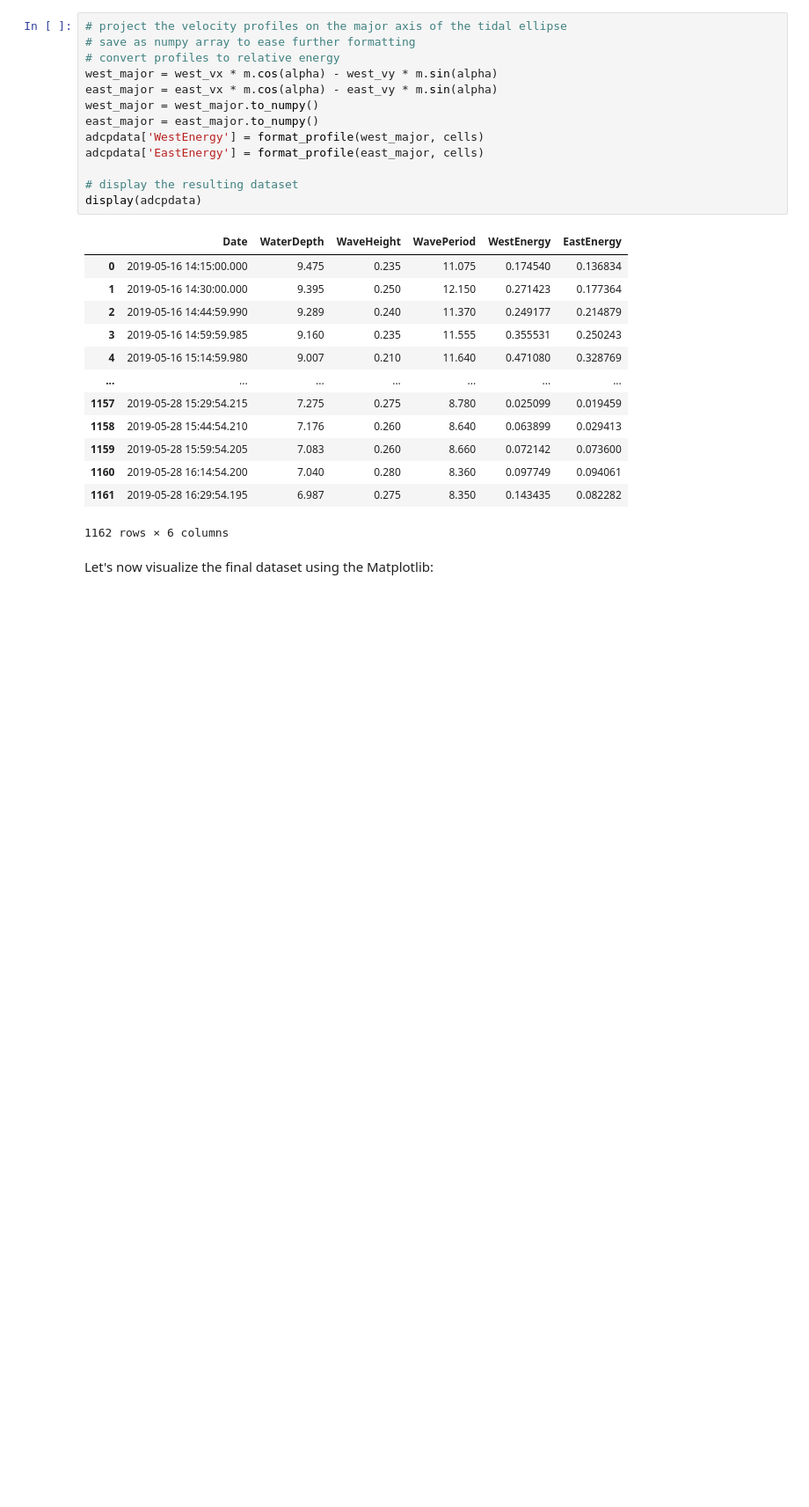
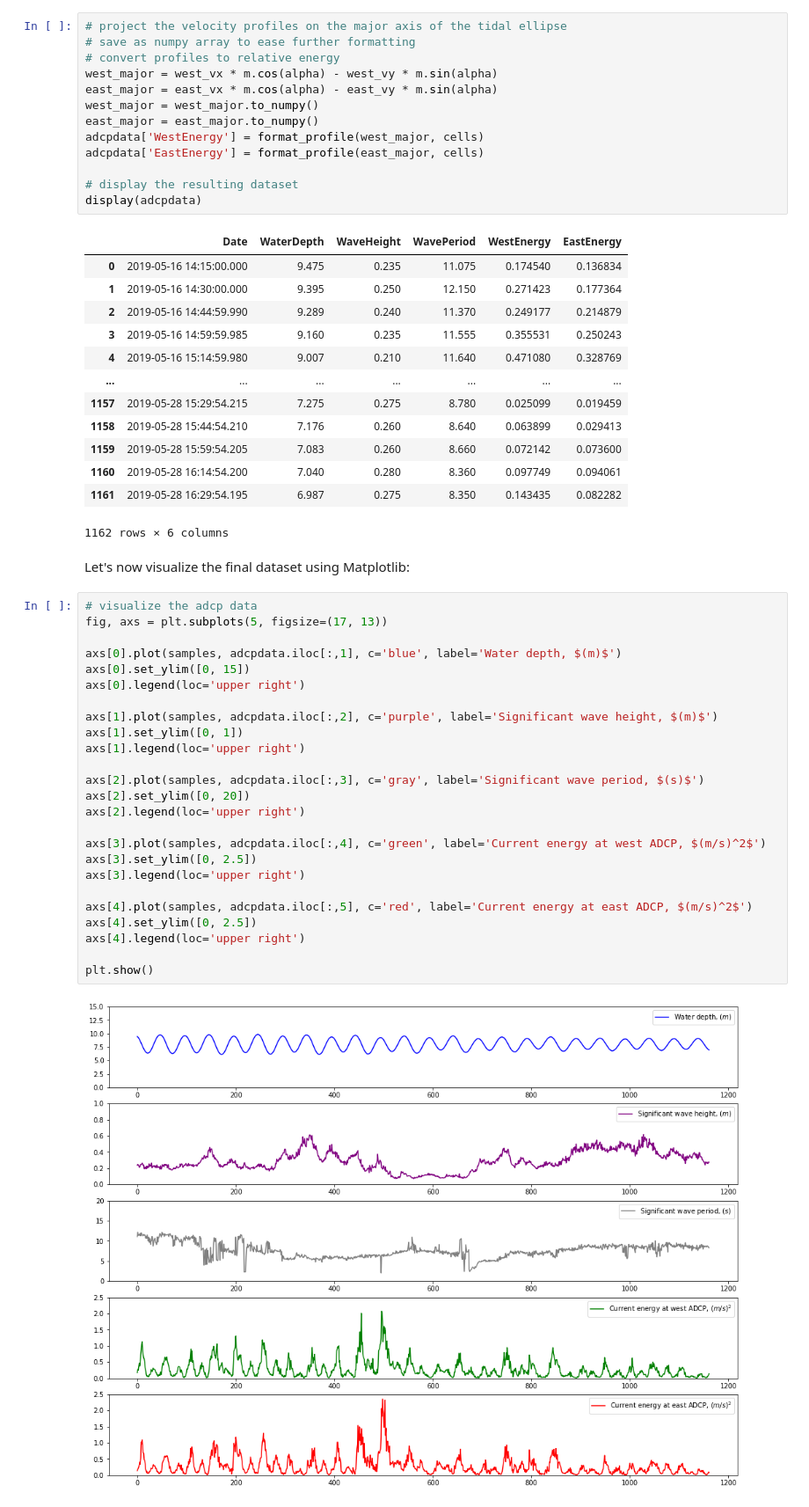
Before and after one commit to alexknyshu/adcpml, a Jupyter notebook: adcpml.ipynb, the cells around one changed output. Shown at 88% size. Drawn from its saved outputs; the diff is of its cells as text; blank space fills up the shorter version.

```diff
--- a/adcpml.ipynb
+++ b/adcpml.ipynb
@@ -76,4 +76,31 @@ display(adcpdata)
 | 1161 | 2019-05-28 16:29:54.195 | 6.987 | 0.275 | 8.350 | 0.143435 | 0.082282 |
 1162 rows × 6 columns
 # %% [markdown]
-Let's now visualize the final dataset using the Matplotlib:
+Let's now visualize the final dataset using Matplotlib:
+# %%
+# visualize the adcp data
+fig, axs = plt.subplots(5, figsize=(17, 13))
+
+axs[0].plot(samples, adcpdata.iloc[:,1], c='blue', label='Water depth, $(m)$')
+axs[0].set_ylim([0, 15])
+axs[0].legend(loc='upper right')
+
+axs[1].plot(samples, adcpdata.iloc[:,2], c='purple', label='Significant wave height, $(m)$')
+axs[1].set_ylim([0, 1])
+axs[1].legend(loc='upper right')
+
+axs[2].plot(samples, adcpdata.iloc[:,3], c='gray', label='Significant wave period, $(s)$')
+axs[2].set_ylim([0, 20])
+axs[2].legend(loc='upper right')
+
+axs[3].plot(samples, adcpdata.iloc[:,4], c='green', label='Current energy at west ADCP, $(m/s)^2$')
+axs[3].set_ylim([0, 2.5])
+axs[3].legend(loc='upper right')
+
+axs[4].plot(samples, adcpdata.iloc[:,5], c='red', label='Current energy at east ADCP, $(m/s)^2$')
+axs[4].set_ylim([0, 2.5])
+axs[4].legend(loc='upper right')
+
+plt.show()
+# %% [output]
+[figure, added]
```
Also changed, not shown: parts of 8 cells of this notebook.
